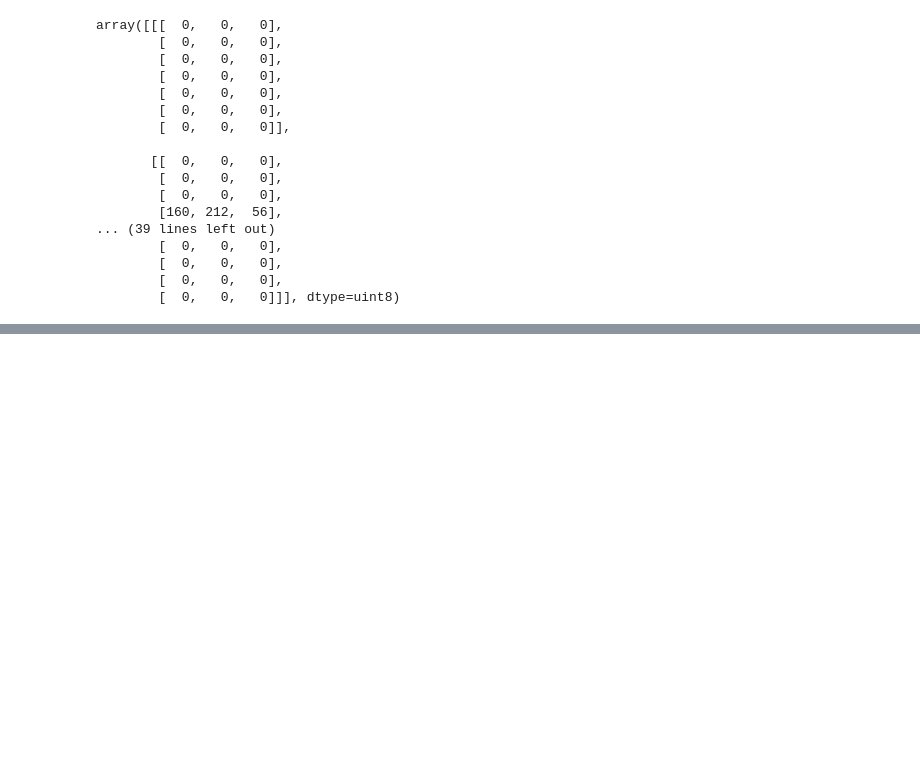
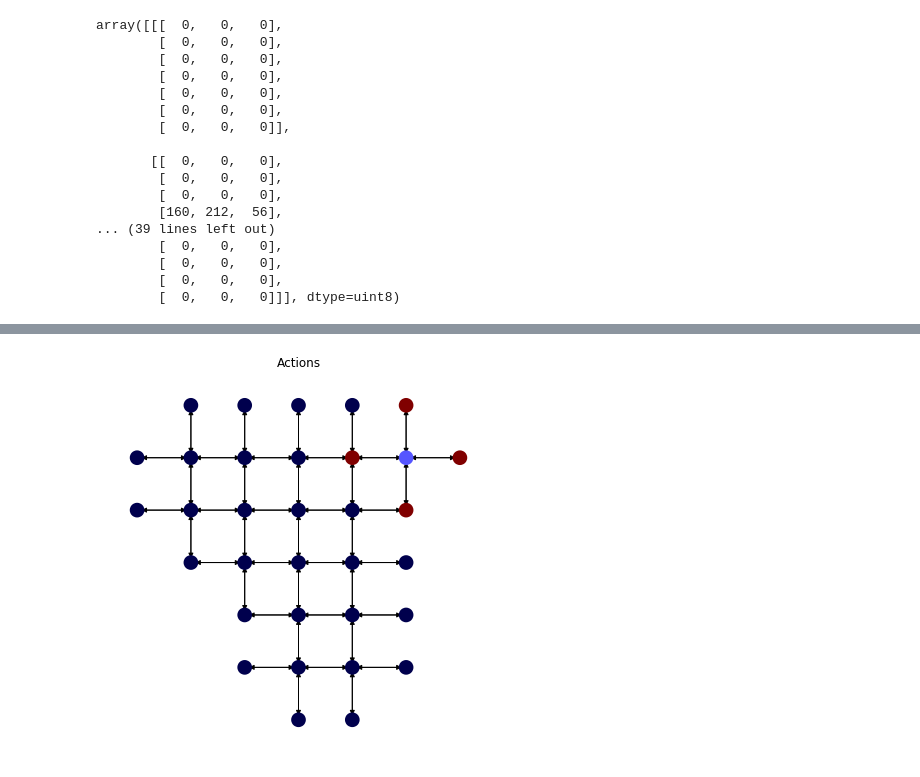
Before and after one commit to mathieuorhan/graph-sokoban, a Jupyter notebook: pixel_to_graph.ipynb, the cells around one changed output, grey strips where cells are left out. Drawn from its saved outputs; the diff is of its cells as text; code cells hidden in the pictures; blank space fills up the shorter version.

```diff
--- a/pixel_to_graph.ipynb
+++ b/pixel_to_graph.ipynb
@@ -161,0 +135,10 @@ show_graph_nx(Gw_nx, Gw.x[:, 2], pos_map_w, "Boxes")
+# %%
+# In blue: the player, in red, the actions
+# the player can also stay where it is
+mask = G.mask.flatten()
+player = G.x[:, 1]
+mask[player != 0] = False
+player[mask] = 3.
+show_graph_nx(to_networkx(G), player, pos_map, "Actions")
+# %% [output]
+[figure, added]
```
Also changed, not shown: parts of 42 cells of this notebook, 1 other file.
